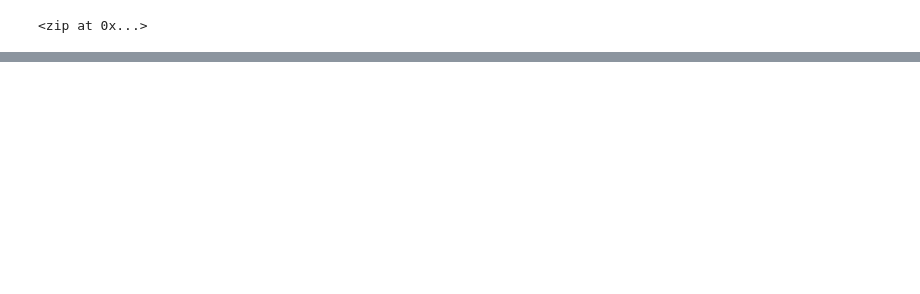
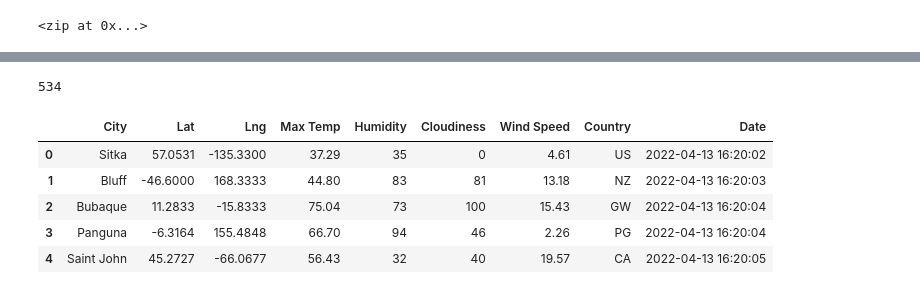
Before and after one commit to BartBachrach/World_Weather_Analysis, a Jupyter notebook: WeatherPy.ipynb, the cells around one changed output, grey strips where cells are left out. Saved outputs shown, nothing was run; the diff lists cells and outputs as text; code cells hidden in the pictures; blank space fills up the shorter version.

```diff
--- a/WeatherPy.ipynb
+++ b/WeatherPy.ipynb
@@ -32,0 +118,14 @@ len(cities)
+# %%
+len(city_data)
+# %% [output]
+534
+# %%
+city_data_df = pd.DataFrame(city_data)
+city_data_df.head()
+# %% [output]
+|  | City | Lat | Lng | Max Temp | Humidity | Cloudiness | Wind Speed | Country | Date |
+| 0 | Sitka | 57.0531 | -135.3300 | 37.29 | 35 | 0 | 4.61 | US | 2022-04-13 16:20:02 |
+| 1 | Bluff | -46.6000 | 168.3333 | 44.80 | 83 | 81 | 13.18 | NZ | 2022-04-13 16:20:03 |
+| 2 | Bubaque | 11.2833 | -15.8333 | 75.04 | 73 | 100 | 15.43 | GW | 2022-04-13 16:20:04 |
+| 3 | Panguna | -6.3164 | 155.4848 | 66.70 | 94 | 46 | 2.26 | PG | 2022-04-13 16:20:04 |
+| 4 | Saint John | 45.2727 | -66.0677 | 56.43 | 32 | 40 | 19.57 | CA | 2022-04-13 16:20:05 |
```
Also changed, not shown: parts of 8 cells of this notebook, 4 other files.
